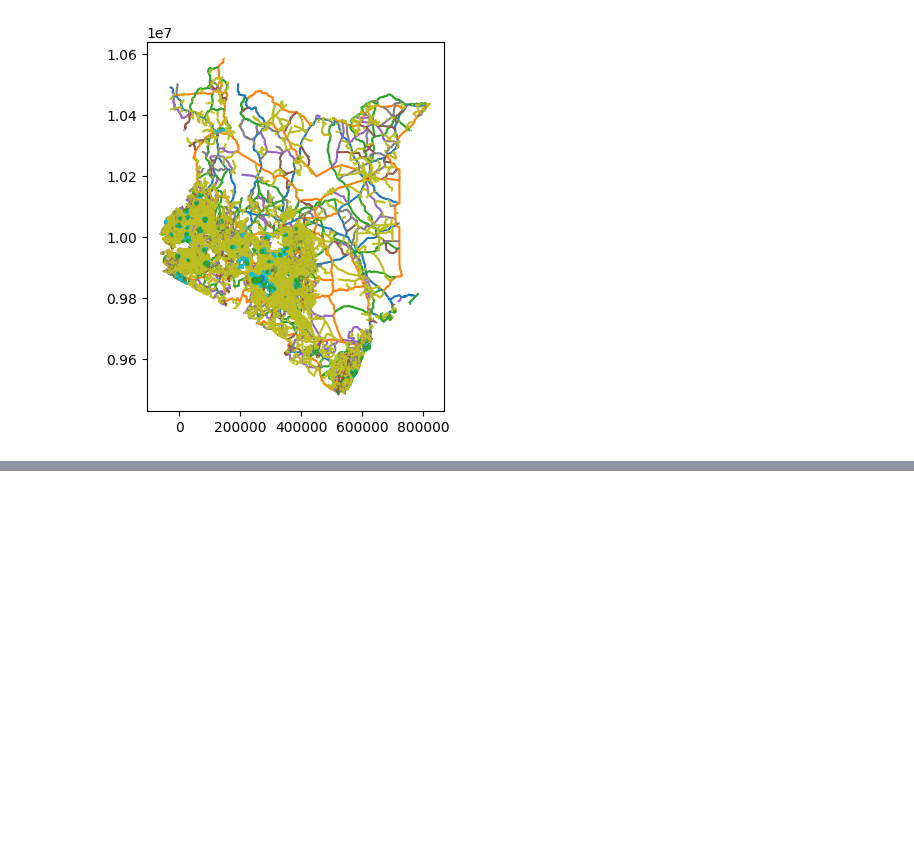
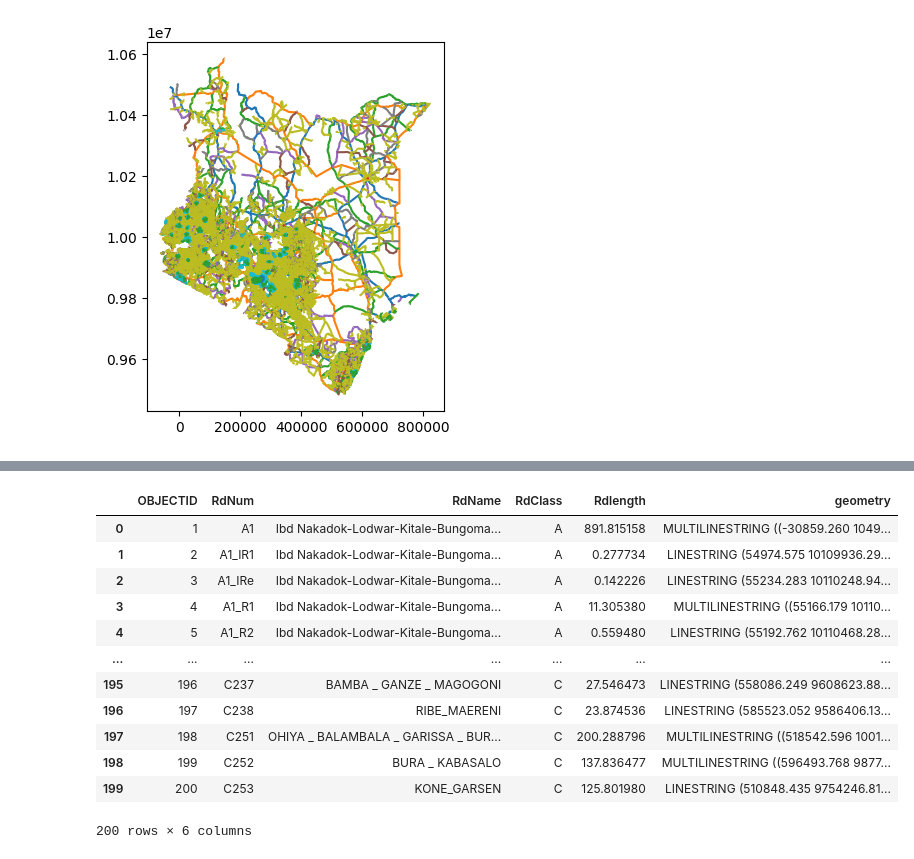
Before and after one commit to DataIntegrated/bus-stop, a Jupyter notebook: Project.ipynb, the cells around one changed output, grey strips where cells are left out. Saved outputs shown, nothing was run; the diff lists cells and outputs as text; code cells hidden in the pictures; blank space fills up the shorter version.

```diff
--- a/Project.ipynb
+++ b/Project.ipynb
@@ -64,0 +217,20 @@ dta2=dta.plot(column='RdClass')
+# %%
+pd.set_option('display.max_colwidth', 3000)
+# %%
+
+df=gpd.read_file("C:/Users/User 1/Desktop/Bus stops/Kenya Road Network_/Shapefile/Kenya_Road_Network.shp",index_col="geometry")
+df.head(200)
+# %% [output]
+|  | OBJECTID | RdNum | RdName | RdClass | Rdlength | geometry |
+| 0 | 1 | A1 | Ibd Nakadok-Lodwar-Kitale-Bungoma... | A | 891.815158 | MULTILINESTRING ((-30859.260 1049... |
+| 1 | 2 | A1_IR1 | Ibd Nakadok-Lodwar-Kitale-Bungoma... | A | 0.277734 | LINESTRING (54974.575 10109936.29... |
+| 2 | 3 | A1_IRe | Ibd Nakadok-Lodwar-Kitale-Bungoma... | A | 0.142226 | LINESTRING (55234.283 10110248.94... |
+| 3 | 4 | A1_R1 | Ibd Nakadok-Lodwar-Kitale-Bungoma... | A | 11.305380 | MULTILINESTRING ((55166.179 10110... |
+| 4 | 5 | A1_R2 | Ibd Nakadok-Lodwar-Kitale-Bungoma... | A | 0.559480 | LINESTRING (55192.762 10110468.28... |
+| ... | ... | ... | ... | ... | ... | ... |
+| 195 | 196 | C237 | BAMBA _ GANZE _ MAGOGONI | C | 27.546473 | LINESTRING (558086.249 9608623.88... |
+| 196 | 197 | C238 | RIBE_MAERENI | C | 23.874536 | LINESTRING (585523.052 9586406.13... |
+| 197 | 198 | C251 | OHIYA _ BALAMBALA _ GARISSA _ BUR... | C | 200.288796 | MULTILINESTRING ((518542.596 1001... |
+| 198 | 199 | C252 | BURA _ KABASALO | C | 137.836477 | MULTILINESTRING ((596493.768 9877... |
+| 199 | 200 | C253 | KONE_GARSEN | C | 125.801980 | LINESTRING (510848.435 9754246.81... |
+200 rows × 6 columns
```
Also changed, not shown: parts of 17 cells of this notebook, 1 other file.
